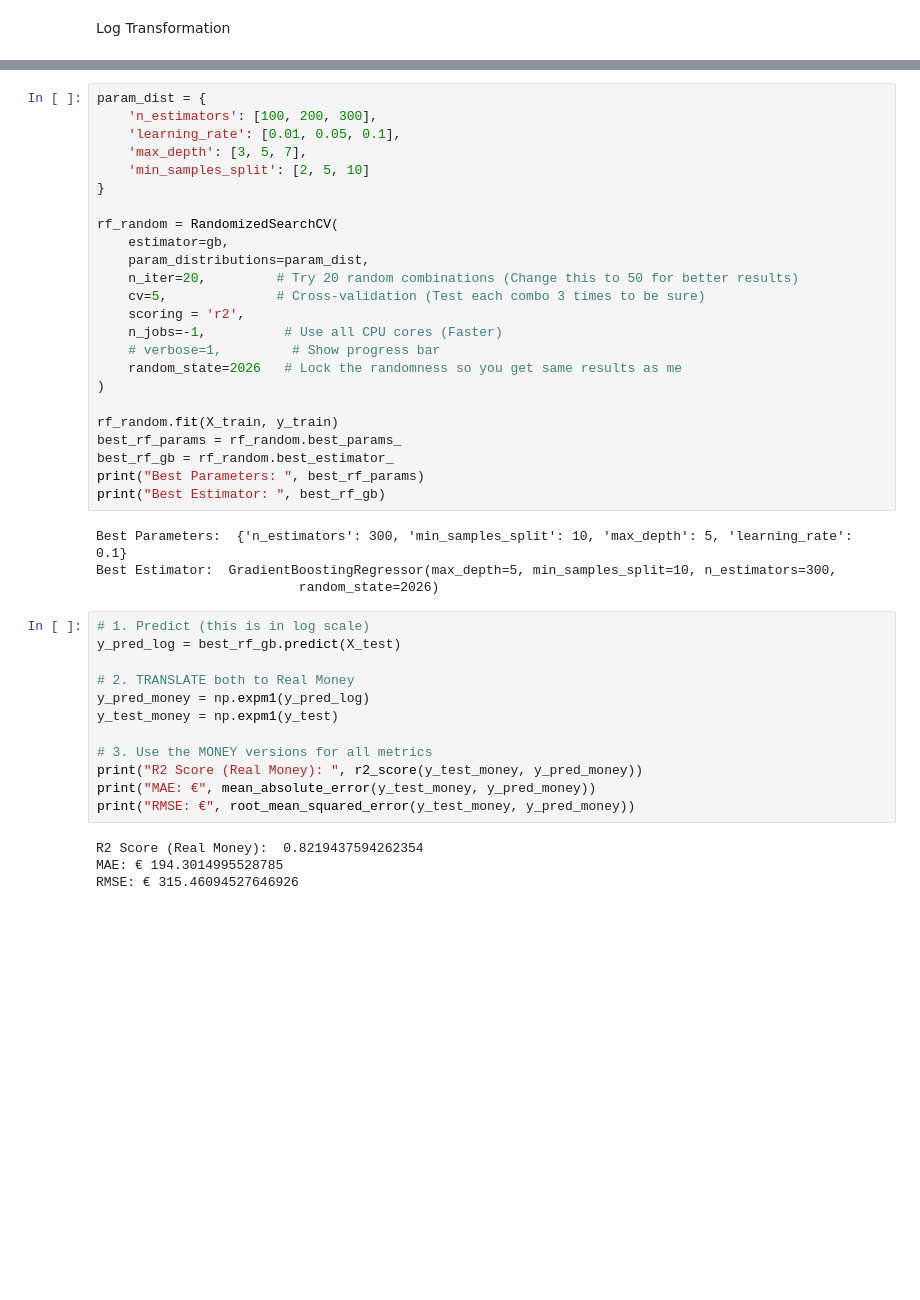
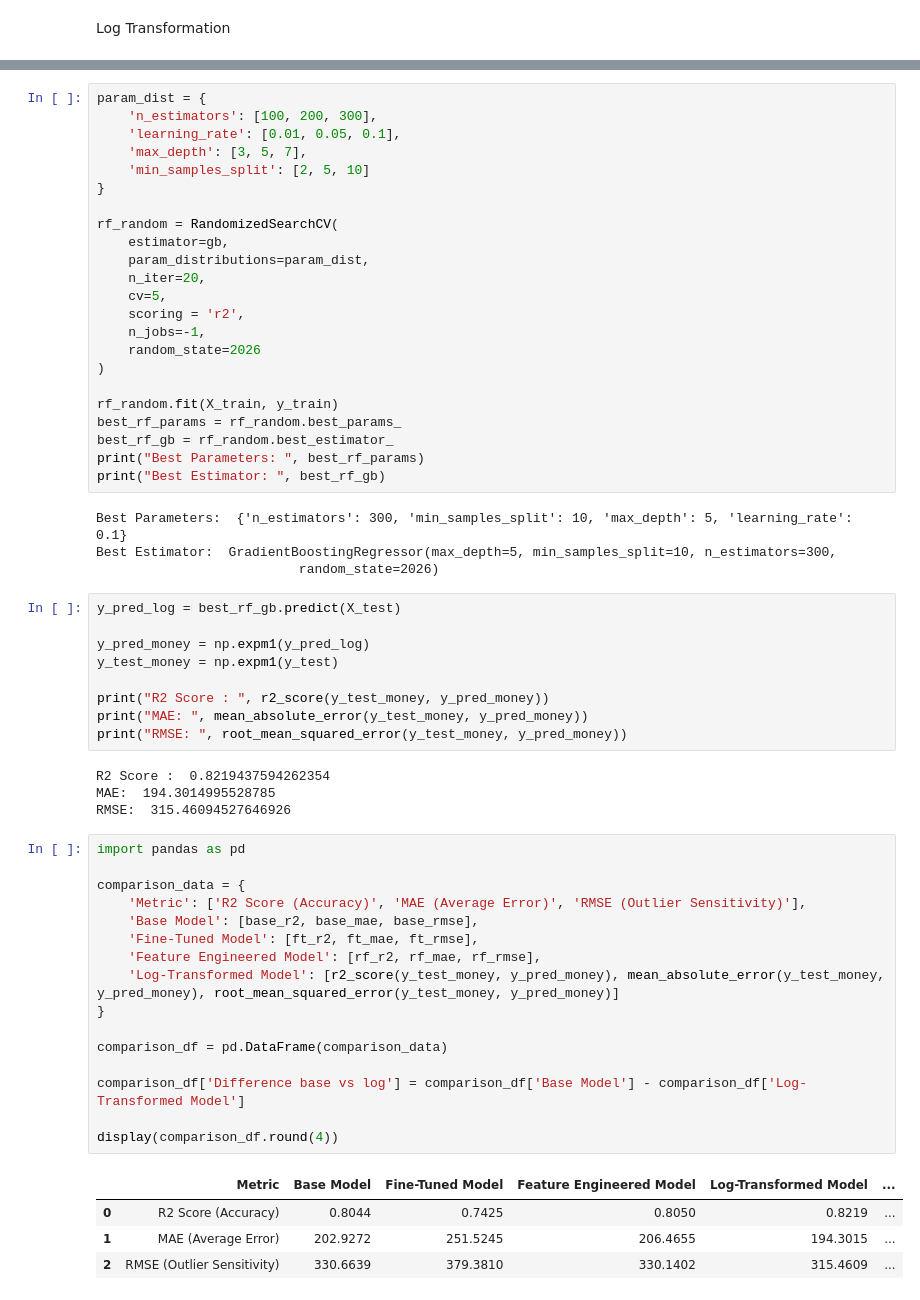
Before and after one commit to KahBao/streamlit_project, a Jupyter notebook: MLDP Program Codes Submission Template.ipynb, the cells around one changed output, grey strips where cells are left out. Drawn from its saved outputs; the diff is of its cells as text; blank space fills up the shorter version.

```diff
--- a/MLDP Program Codes Submission Template.ipynb
+++ b/MLDP Program Codes Submission Template.ipynb
@@ -958,12 +938,11 @@ param_dist = {
 rf_random = RandomizedSearchCV(
     estimator=gb,
     param_distributions=param_dist,
-    n_iter=20,         # Try 20 random combinations (Change this to 50 for better results)
-    cv=5,              # Cross-validation (Test each combo 3 times to be sure)
+    n_iter=20,
+    cv=5,
     scoring = 'r2',
-    n_jobs=-1,          # Use all CPU cores (Faster)
-    # verbose=1,         # Show progress bar
-    random_state=2026   # Lock the randomness so you get same results as me
+    n_jobs=-1,
+    random_state=2026
 )
 
 rf_random.fit(X_train, y_train)
@@ -976,18 +955,36 @@ Best Parameters:  {'n_estimators': 300, 'min_samples_split': 10, 'max_depth': 5,
 Best Estimator:  GradientBoostingRegressor(max_depth=5, min_samples_split=10, n_estimators=300,
                           random_state=2026)
 # %%
-# 1. Predict (this is in log scale)
 y_pred_log = best_rf_gb.predict(X_test)
 
-# 2. TRANSLATE both to Real Money
 y_pred_money = np.expm1(y_pred_log)
 y_test_money = np.expm1(y_test)
 
-# 3. Use the MONEY versions for all metrics
-print("R2 Score (Real Money): ", r2_score(y_test_money, y_pred_money))
-print("MAE: €", mean_absolute_error(y_test_money, y_pred_money))
-print("RMSE: €", root_mean_squared_error(y_test_money, y_pred_money))
+print("R2 Score : ", r2_score(y_test_money, y_pred_money))
+print("MAE: ", mean_absolute_error(y_test_money, y_pred_money))
+print("RMSE: ", root_mean_squared_error(y_test_money, y_pred_money))
 # %% [output]
-R2 Score (Real Money):  0.8219437594262354
-MAE: € 194.3014995528785
-RMSE: € 315.46094527646926
+R2 Score :  0.8219437594262354
+MAE:  194.3014995528785
+RMSE:  315.46094527646926
+# %%
+import pandas as pd
+
+comparison_data = {
+    'Metric': ['R2 Score (Accuracy)', 'MAE (Average Error)', 'RMSE (Outlier Sensitivity)'],
+    'Base Model': [base_r2, base_mae, base_rmse],
+    'Fine-Tuned Model': [ft_r2, ft_mae, ft_rmse],
+    'Feature Engineered Model': [rf_r2, rf_mae, rf_rmse],
+    'Log-Transformed Model': [r2_score(y_test_money, y_pred_money), mean_absolute_error(y_test_money, y_pred_money), root_mean_squared_error(y_test_money, y_pred_money)]
+}
+
+comparison_df = pd.DataFrame(comparison_data)
+
+comparison_df['Difference base vs log'] = comparison_df['Base Model'] - comparison_df['Log-Transformed Model']
+
+display(comparison_df.round(4))
+# %% [output]
+|  | Metric | Base Model | Fine-Tuned Model | Feature Engineered Model | Log-Transformed Model | ... |
+| 0 | R2 Score (Accuracy) | 0.8044 | 0.7425 | 0.8050 | 0.8219 | ... |
+| 1 | MAE (Average Error) | 202.9272 | 251.5245 | 206.4655 | 194.3015 | ... |
+| 2 | RMSE (Outlier Sensitivity) | 330.6639 | 379.3810 | 330.1402 | 315.4609 | ... |
```
Also changed, not shown: parts of 18 cells of this notebook, 2 other files.
